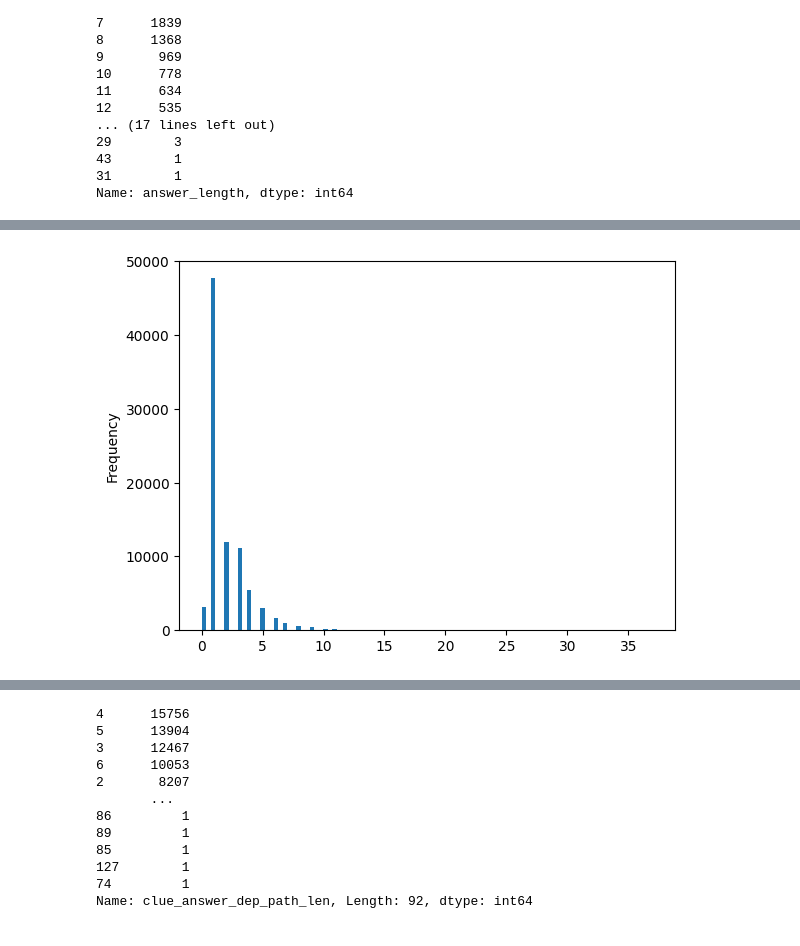
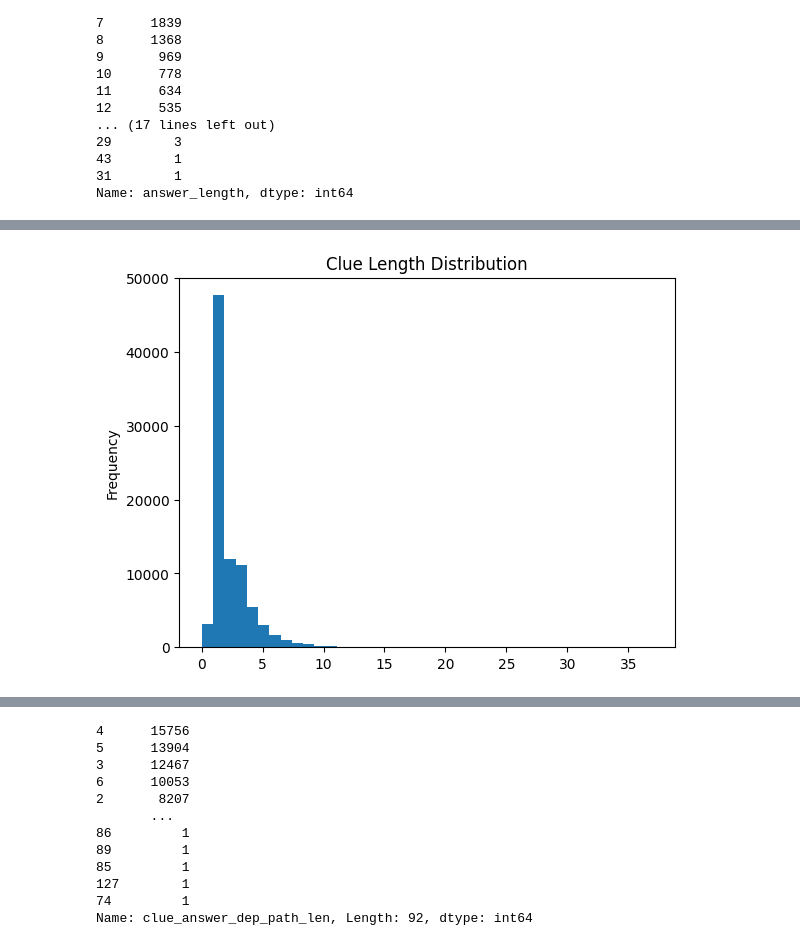
Before and after one commit to Madhur-1/DDP-ACS-QG, a Jupyter notebook: data_augmentor/data_analysis.ipynb, the cells around one changed output, grey strips where cells are left out. Saved outputs shown, nothing was run; the diff lists cells and outputs as text; code cells hidden in the pictures.

```diff
--- a/data_augmentor/data_analysis.ipynb
+++ b/data_augmentor/data_analysis.ipynb
@@ -210,5 +216,5 @@ data
 # %%
-data['clue_length'].plot(kind='hist', bins=100)
+data['clue_length'].plot(kind='hist', bins=40, title='Clue Length Distribution', xlabel='clue length', ylabel='frequency')
 plt.show()
 # %% [output]
-[figure, old version]
+[figure, new version]
```
Also changed, not shown: parts of 24 cells of this notebook.
